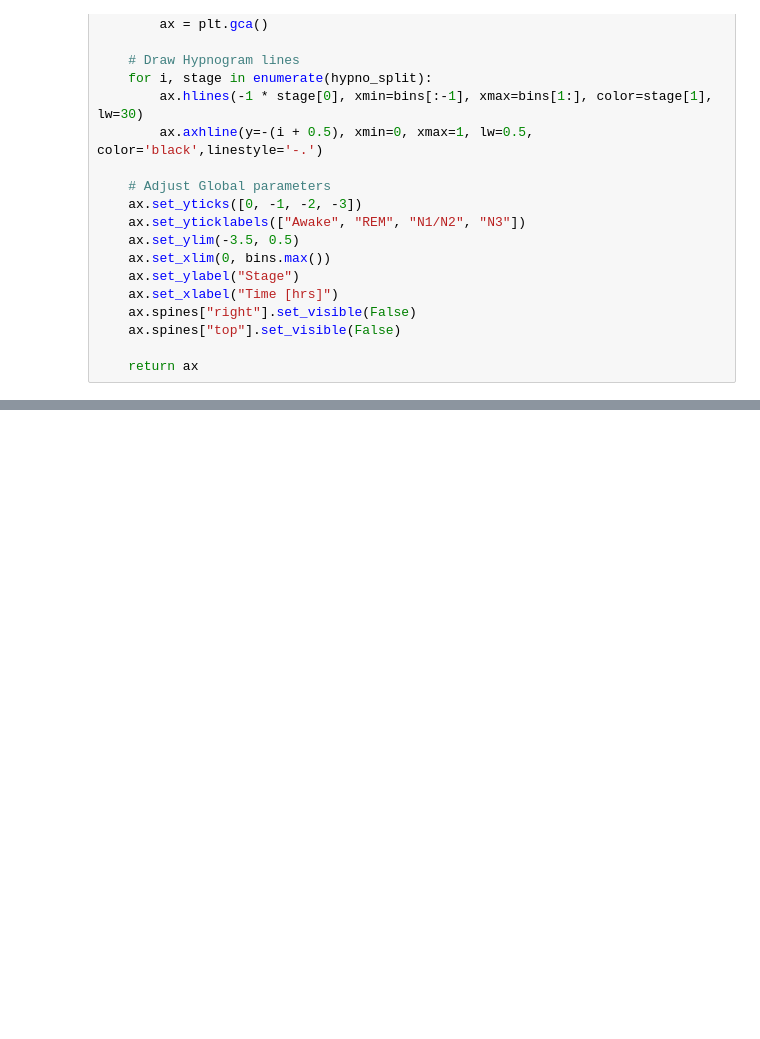
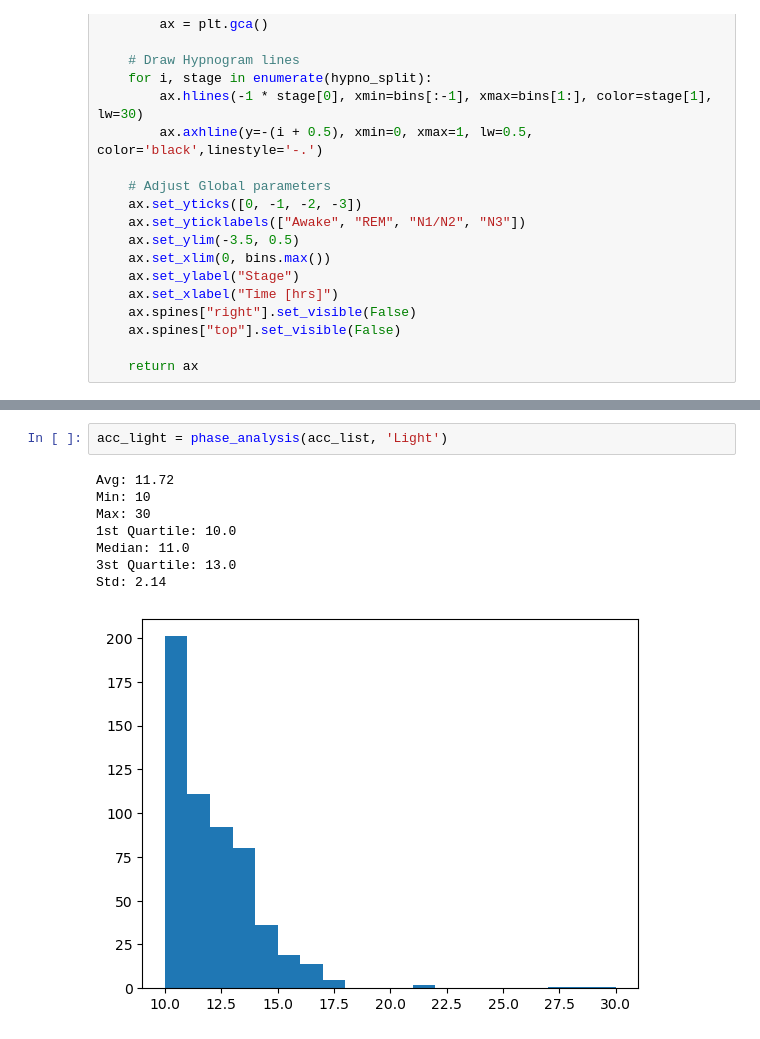
Before and after one commit to DiassIgor/sleeping-mask, a Jupyter notebook: hypnogram.ipynb, the cells around one changed output, grey strips where cells are left out. Saved outputs shown, nothing was run; the diff lists cells and outputs as text; blank space fills up the shorter version.

```diff
--- a/hypnogram.ipynb
+++ b/hypnogram.ipynb
@@ -112,0 +194,11 @@ sleep_data.json()['data'][8]
+# %%
+acc_light = phase_analysis(acc_list, 'Light')
+# %% [output]
+Avg: 11.72
+Min: 10
+Max: 30
+1st Quartile: 10.0
+Median: 11.0
+3st Quartile: 13.0
+Std: 2.14
+[figure, added]
```
Also changed, not shown: parts of 15 cells of this notebook.
